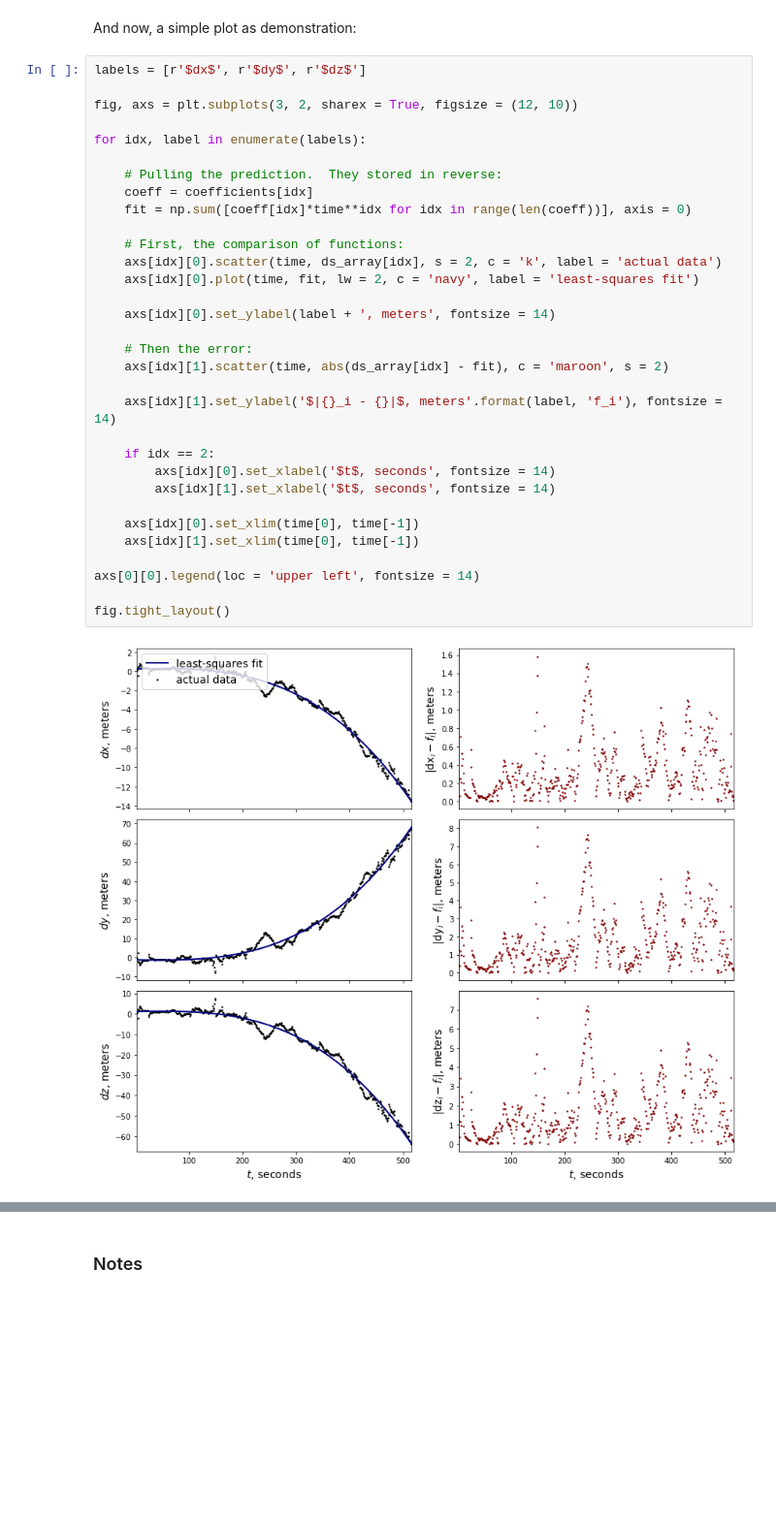
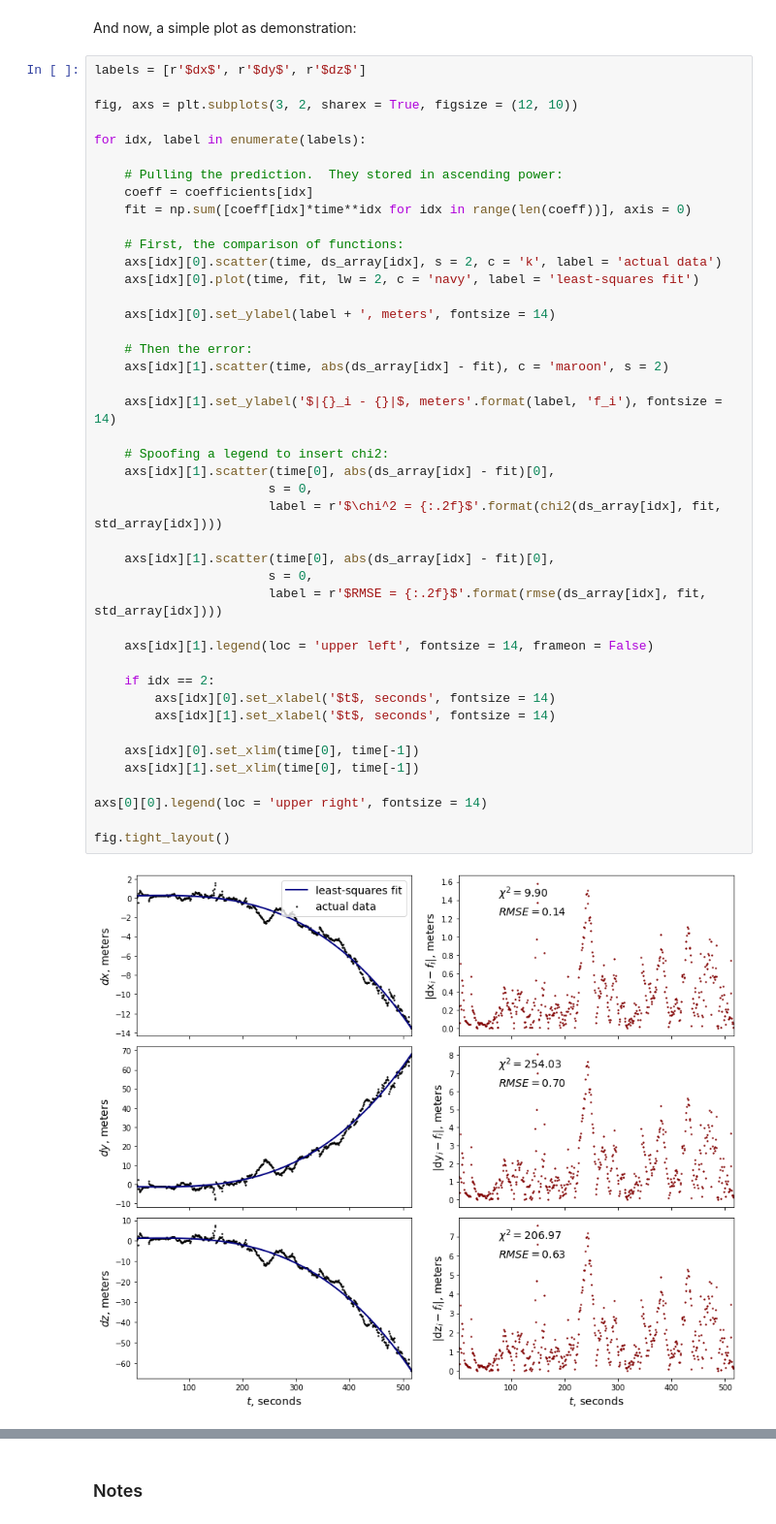
Before and after one commit to ubsuny/data-analysis-final20, a Jupyter notebook: GPS/GPS.ipynb, the cells around one changed output, grey strips where cells are left out. Shown at 97% size. Saved outputs shown, nothing was run; the diff lists cells and outputs as text; blank space fills up the shorter version.

Commit message:
more data, improved plots

```diff
--- a/GPS/GPS.ipynb
+++ b/GPS/GPS.ipynb
@@ -234,33 +237,44 @@ And now, a simple plot as demonstration:
 labels = [r'$dx$', r'$dy$', r'$dz$']
 
 fig, axs = plt.subplots(3, 2, sharex = True, figsize = (12, 10))
 
 for idx, label in enumerate(labels):
 
-    # Pulling the prediction.  They stored in reverse:
+    # Pulling the prediction.  They stored in ascending power:
     coeff = coefficients[idx]
     fit = np.sum([coeff[idx]*time**idx for idx in range(len(coeff))], axis = 0)
 
     # First, the comparison of functions:
     axs[idx][0].scatter(time, ds_array[idx], s = 2, c = 'k', label = 'actual data')
     axs[idx][0].plot(time, fit, lw = 2, c = 'navy', label = 'least-squares fit')
 
     axs[idx][0].set_ylabel(label + ', meters', fontsize = 14)
 
     # Then the error:
     axs[idx][1].scatter(time, abs(ds_array[idx] - fit), c = 'maroon', s = 2)
 
     axs[idx][1].set_ylabel('$|{}_i - {}|$, meters'.format(label, 'f_i'), fontsize = 14)
 
+    # Spoofing a legend to insert chi2:
+    axs[idx][1].scatter(time[0], abs(ds_array[idx] - fit)[0],
+                       s = 0,
+                       label = r'$\chi^2 = {:.2f}$'.format(chi2(ds_array[idx], fit, std_array[idx])))
+
+    axs[idx][1].scatter(time[0], abs(ds_array[idx] - fit)[0],
+                       s = 0,
+                       label = r'$RMSE = {:.2f}$'.format(rmse(ds_array[idx], fit, std_array[idx])))
+
+    axs[idx][1].legend(loc = 'upper left', fontsize = 14, frameon = False)
+
     if idx == 2:
         axs[idx][0].set_xlabel('$t$, seconds', fontsize = 14)
         axs[idx][1].set_xlabel('$t$, seconds', fontsize = 14)
 
     axs[idx][0].set_xlim(time[0], time[-1])
     axs[idx][1].set_xlim(time[0], time[-1])
 
-axs[0][0].legend(loc = 'upper left', fontsize = 14)
+axs[0][0].legend(loc = 'upper right', fontsize = 14)
 
 fig.tight_layout()
 # %% [output]
-[figure, old version]
+[figure, new version]
```
Also changed, not shown: parts of 5 cells of this notebook, 15 other files.
